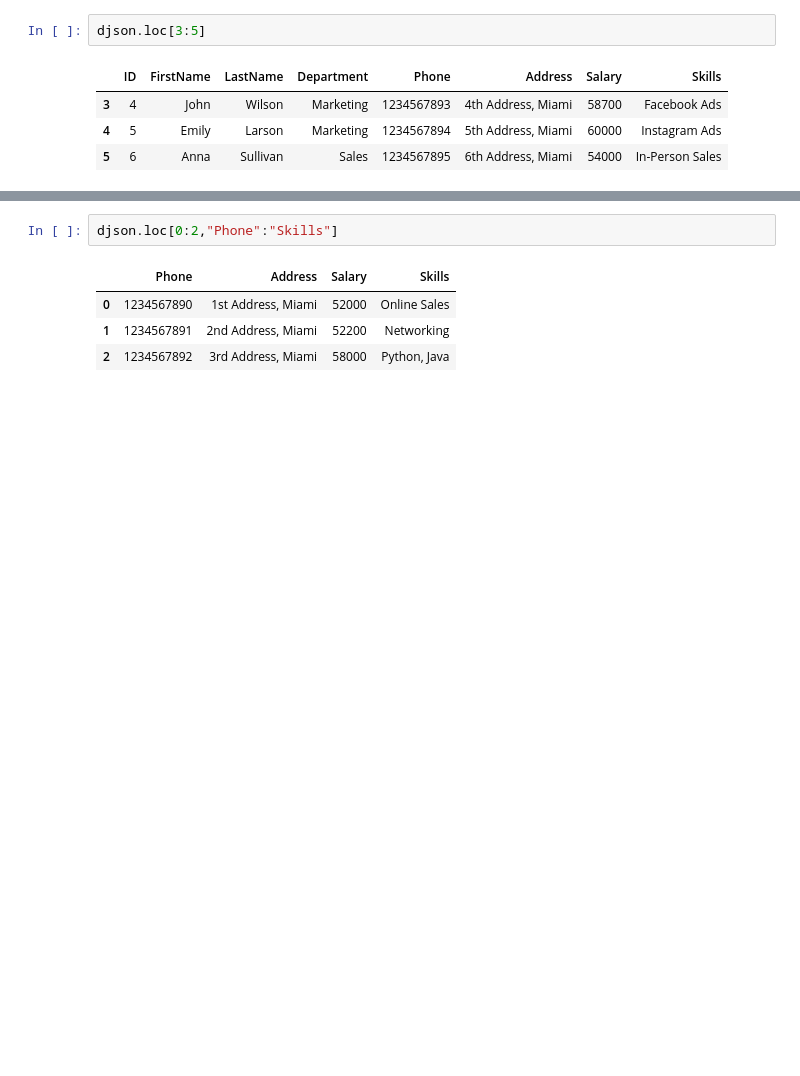
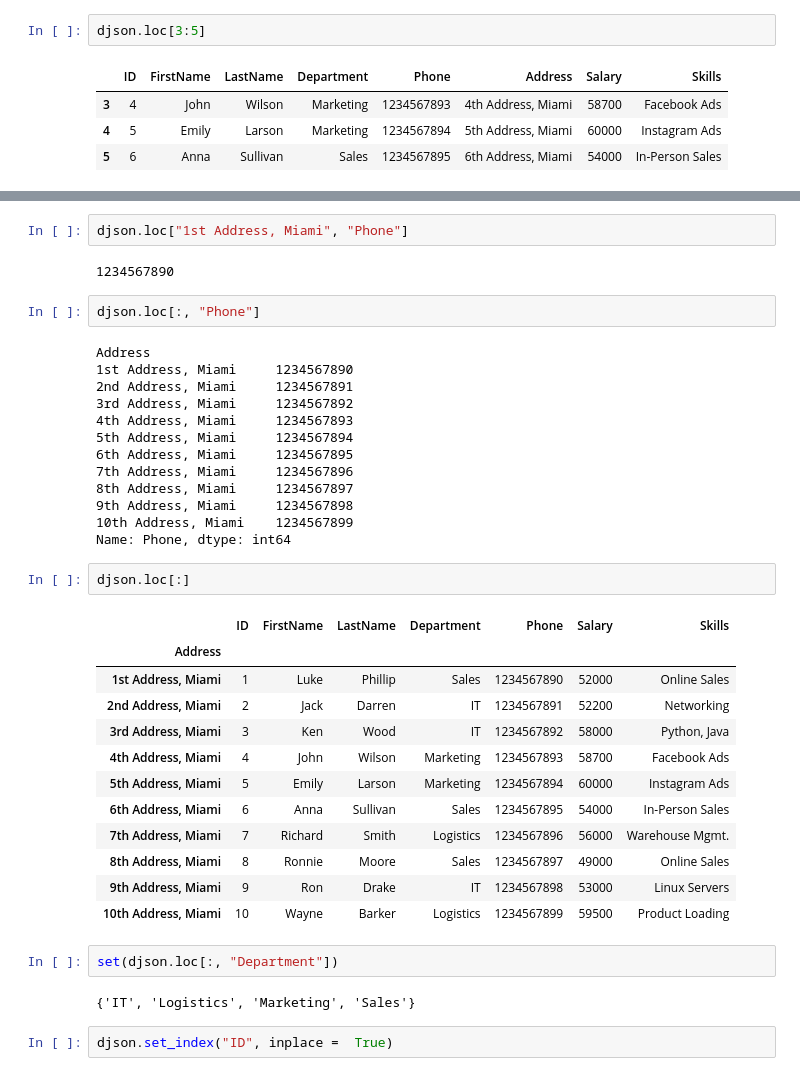
Before and after one commit to artpheon/data_analysis, a Jupyter notebook: jupyter/slicing_tables.ipynb, the cells around one changed output, grey strips where cells are left out. Cells and saved outputs as stored; diff of their text form; blank space fills up the shorter version.

```diff
--- a/jupyter/slicing_tables.ipynb
+++ b/jupyter/slicing_tables.ipynb
@@ -51,7 +142,40 @@ djson.loc[3:5]
+# %%
+djson.loc["1st Address, Miami", "Phone"]
+# %% [output]
+1234567890
 # %%
-djson.loc[0:2,"Phone":"Skills"]
+djson.loc[:, "Phone"]
 # %% [output]
-|  | Phone | Address | Salary | Skills |
-| 0 | 1234567890 | 1st Address, Miami | 52000 | Online Sales |
-| 1 | 1234567891 | 2nd Address, Miami | 52200 | Networking |
-| 2 | 1234567892 | 3rd Address, Miami | 58000 | Python, Java |
+Address
+1st Address, Miami     1234567890
+2nd Address, Miami     1234567891
+3rd Address, Miami     1234567892
+4th Address, Miami     1234567893
+5th Address, Miami     1234567894
+6th Address, Miami     1234567895
+7th Address, Miami     1234567896
+8th Address, Miami     1234567897
+9th Address, Miami     1234567898
+10th Address, Miami    1234567899
+Name: Phone, dtype: int64
+# %%
+djson.loc[:]
+# %% [output]
+|  | ID | FirstName | LastName | Department | Phone | Salary | Skills |
+| Address |  |  |  |  |  |  |  |
+| 1st Address, Miami | 1 | Luke | Phillip | Sales | 1234567890 | 52000 | Online Sales |
+| 2nd Address, Miami | 2 | Jack | Darren | IT | 1234567891 | 52200 | Networking |
+| 3rd Address, Miami | 3 | Ken | Wood | IT | 1234567892 | 58000 | Python, Java |
+| 4th Address, Miami | 4 | John | Wilson | Marketing | 1234567893 | 58700 | Facebook Ads |
+| 5th Address, Miami | 5 | Emily | Larson | Marketing | 1234567894 | 60000 | Instagram Ads |
+| 6th Address, Miami | 6 | Anna | Sullivan | Sales | 1234567895 | 54000 | In-Person Sales |
+| 7th Address, Miami | 7 | Richard | Smith | Logistics | 1234567896 | 56000 | Warehouse Mgmt. |
+| 8th Address, Miami | 8 | Ronnie | Moore | Sales | 1234567897 | 49000 | Online Sales |
+| 9th Address, Miami | 9 | Ron | Drake | IT | 1234567898 | 53000 | Linux Servers |
+| 10th Address, Miami | 10 | Wayne | Barker | Logistics | 1234567899 | 59500 | Product Loading |
+# %%
+set(djson.loc[:, "Department"])
+# %% [output]
+{'IT', 'Logistics', 'Marketing', 'Sales'}
+# %%
+djson.set_index("ID", inplace =  True)
```
Also changed, not shown: parts of 30 cells of this notebook, 1 other file.
